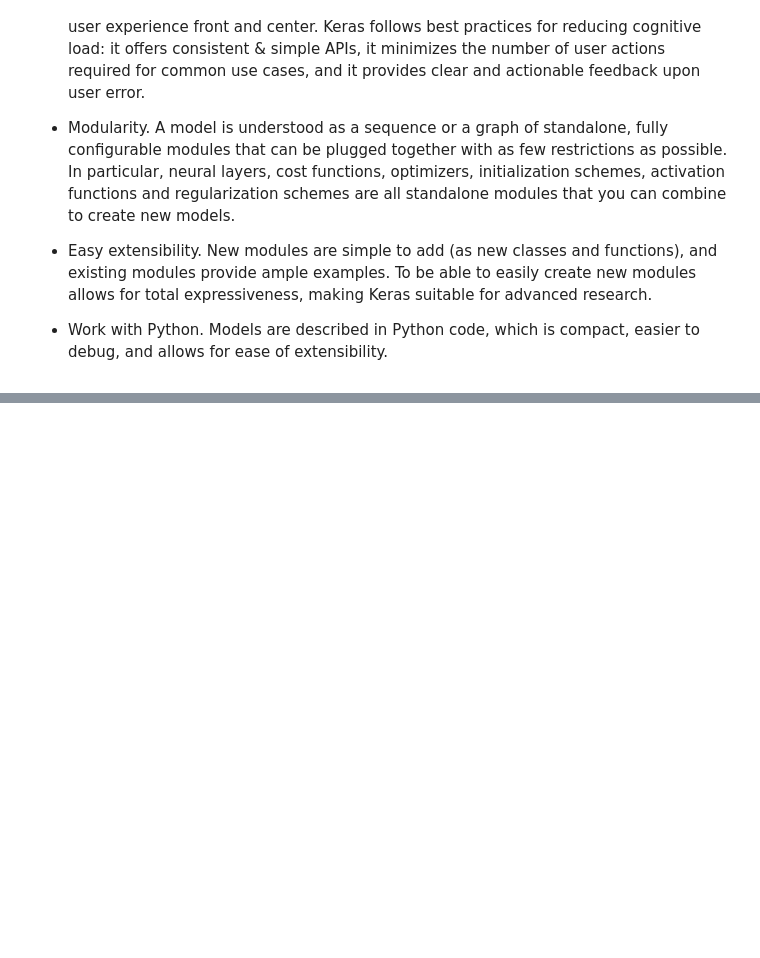
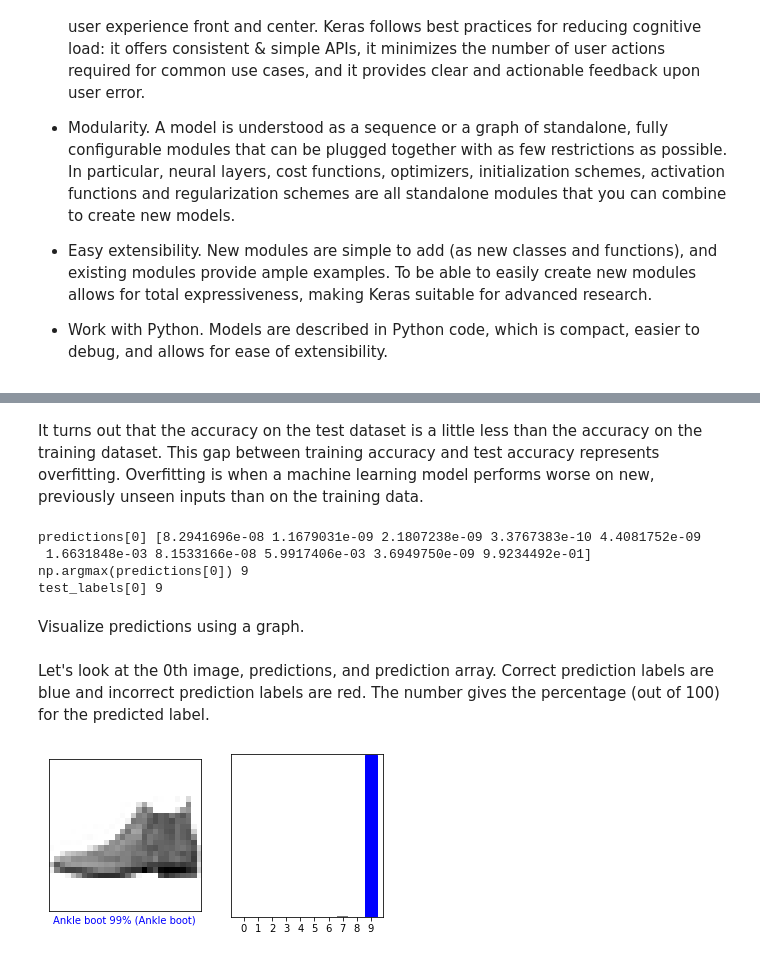
Before and after one commit to wurde/tf-keras, a Jupyter notebook: index.ipynb, the cells around one changed output, grey strips where cells are left out. Cells and saved outputs as stored; diff of their text form; code cells hidden in the pictures; blank space fills up the shorter version.

```diff
--- a/index.ipynb
+++ b/index.ipynb
@@ -89,0 +238,62 @@ ModuleNotFoundError: No module named 'matplotlib'
+# %% [markdown]
+It turns out that the accuracy on the test dataset is a little less than the accuracy on the training dataset. This gap between training accuracy and test accuracy represents overfitting. Overfitting is when a machine learning model performs worse on new, previously unseen inputs than on the training data.
+# %%
+#
+# Make Predictions
+#
+
+predictions = model.predict(test_images)
+
+print('predictions[0]', predictions[0])
+print('np.argmax(predictions[0])', np.argmax(predictions[0]))
+print('test_labels[0]', test_labels[0])
+# %% [output]
+predictions[0] [8.2941696e-08 1.1679031e-09 2.1807238e-09 3.3767383e-10 4.4081752e-09
+ 1.6631848e-03 8.1533166e-08 5.9917406e-03 3.6949750e-09 9.9234492e-01]
+np.argmax(predictions[0]) 9
+test_labels[0] 9
+# %% [markdown]
+Visualize predictions using a graph.
+# %%
+def plot_image(i, predictions_array, true_label, img):
+  predictions_array, true_label, img = predictions_array, true_label[i], img[i]
+  plt.grid(False)
+  plt.xticks([])
+  plt.yticks([])
+
+  plt.imshow(img, cmap=plt.cm.binary)
+
+  predicted_label = np.argmax(predictions_array)
+  if predicted_label == true_label:
+    color = 'blue'
+  else:
+    color = 'red'
+
+  plt.xlabel("{} {:2.0f}% ({})".format(class_names[predicted_label],
+                                100*np.max(predictions_array),
+                                class_names[true_label]),
+                                color=color)
+
+def plot_value_array(i, predictions_array, true_label):
+  predictions_array, true_label = predictions_array, true_label[i]
+  plt.grid(False)
+  plt.xticks(range(10))
+  plt.yticks([])
+  thisplot = plt.bar(range(10), predictions_array, color="#777777")
+  plt.ylim([0, 1])
+  predicted_label = np.argmax(predictions_array)
+
+  thisplot[predicted_label].set_color('red')
+  thisplot[true_label].set_color('blue')
+# %% [markdown]
+Let's look at the 0th image, predictions, and prediction array. Correct prediction labels are blue and incorrect prediction labels are red. The number gives the percentage (out of 100) for the predicted label.
+# %%
+i = 0
+plt.figure(figsize=(6,3))
+plt.subplot(1,2,1)
+plot_image(i, predictions[i], test_labels, test_images)
+plt.subplot(1,2,2)
+plot_value_array(i, predictions[i],  test_labels)
+plt.show()
+# %% [output]
+[figure, added]
```
Also changed, not shown: parts of 18 cells of this notebook, 14 other files.
